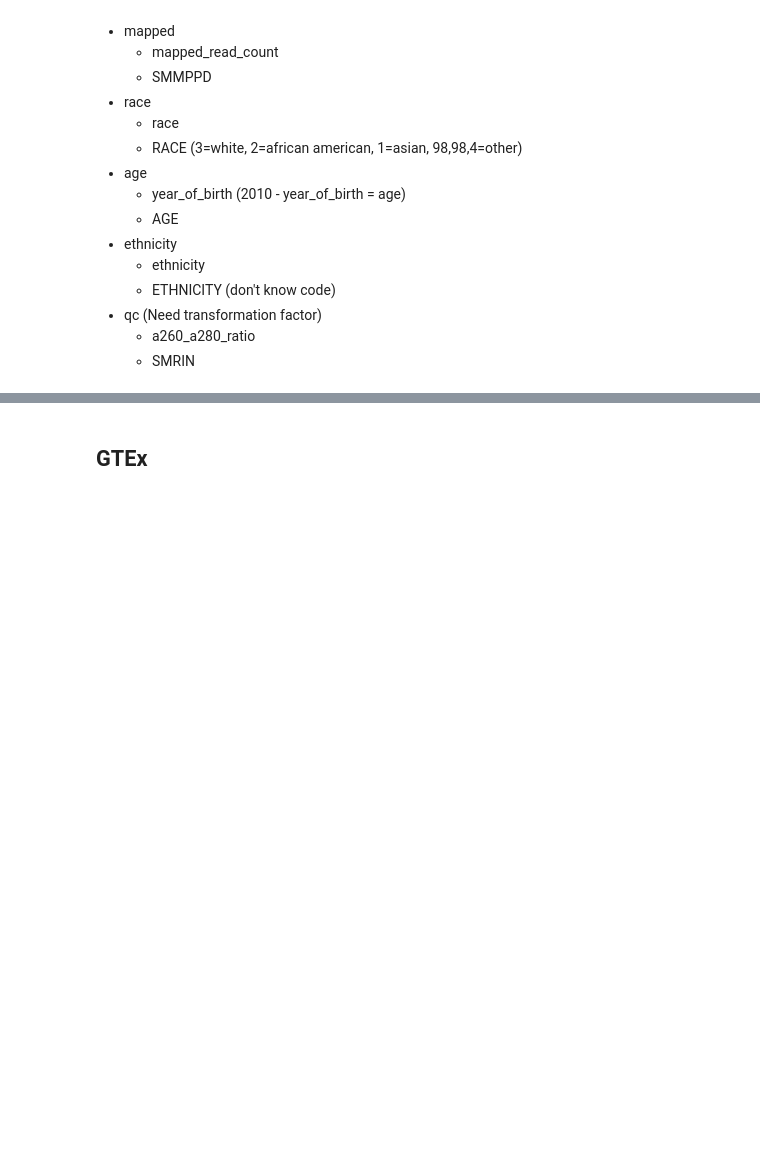
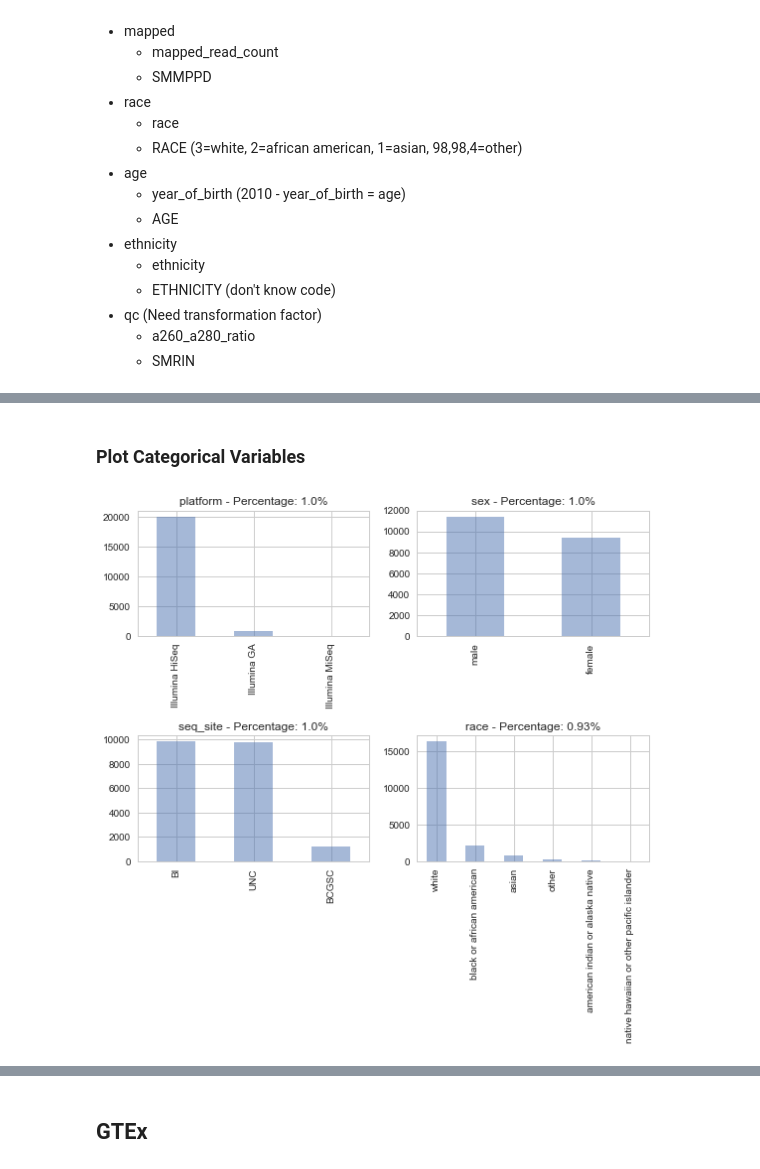
Before and after one commit to jvivian/ipython_notebooks, a Jupyter notebook: tcga-gtex-metadata/tcga-gtex-metadata.ipynb, the cells around one changed output, grey strips where cells are left out. Cells and saved outputs as stored; diff of their text form; code cells hidden in the pictures; blank space fills up the shorter version.

```diff
--- a/tcga-gtex-metadata/tcga-gtex-metadata.ipynb
+++ b/tcga-gtex-metadata/tcga-gtex-metadata.ipynb
@@ -316,0 +372,12 @@ df.to_csv('combined_manifest.tsv', sep='\t')
+# %% [markdown]
+### Plot Categorical Variables
+# %%
+f, ax = plt.subplots(2, 2, figsize=(8, 8))
+ax = ax.flatten()
+for i, col in enumerate(['platform', 'sex', 'seq_site', 'race']):
+    df[col].dropna().value_counts().plot(kind='bar', ax=ax[i], alpha=0.5)
+    p = round(len(df[col].dropna())*1.0 / len(df[col]), 2)
+    ax[i].set_title(col + ' - Percentage: {}%'.format(p))
+plt.tight_layout()
+# %% [output]
+[figure, added]
```
Also changed, not shown: parts of 13 cells of this notebook.
